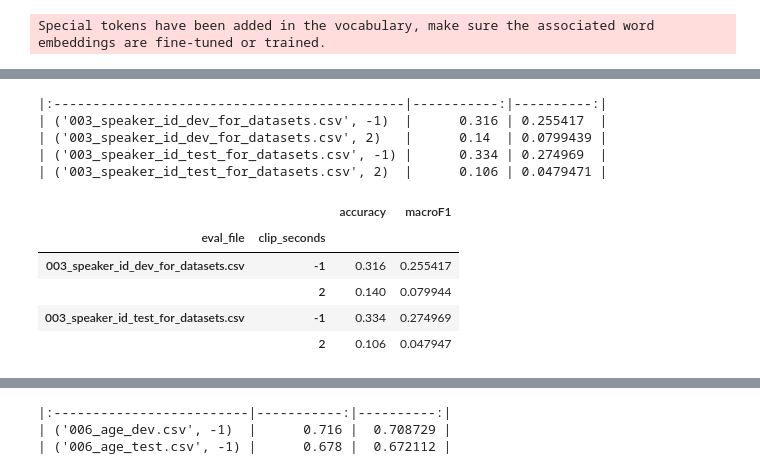
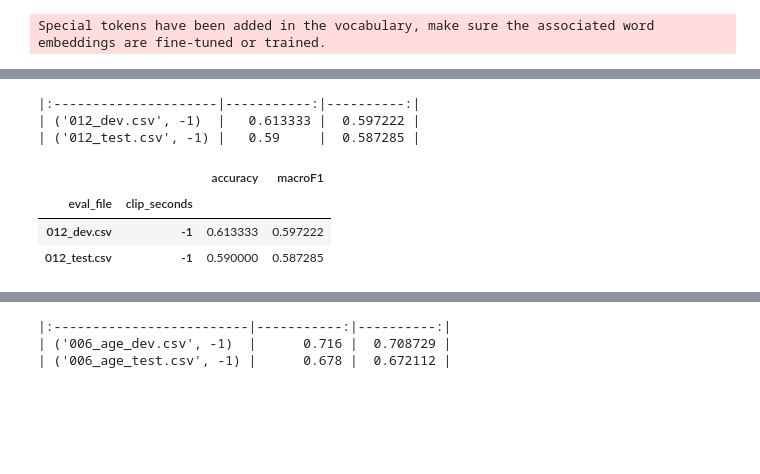
Before and after one commit to 5roop/task11, a Jupyter notebook: 012_analysis.ipynb, the cells around one changed output, grey strips where cells are left out. Drawn from its saved outputs; the diff is of its cells as text; code cells hidden in the pictures; blank space fills up the shorter version.

```diff
--- a/012_analysis.ipynb
+++ b/012_analysis.ipynb
@@ -56,22 +56,18 @@ subset
 # %%
-subset = df.loc[df.output_column=="Speaker_name", ["eval_file", "clip_seconds", "accuracy", "macroF1"]].groupby(["eval_file", "clip_seconds"]).mean()
+subset = df.loc[df.output_column=="Party_status", ["eval_file", "clip_seconds", "accuracy", "macroF1"]].groupby(["eval_file", "clip_seconds"]).mean()
 
 #print(subset.to_latex())
 # print("\n\n\n")
 print(subset.to_markdown())
 subset
 # %% [output]
-|:---------------------------------------------|-----------:|----------:|
-| ('003_speaker_id_dev_for_datasets.csv', -1)  |      0.316 | 0.255417  |
-| ('003_speaker_id_dev_for_datasets.csv', 2)   |      0.14  | 0.0799439 |
-| ('003_speaker_id_test_for_datasets.csv', -1) |      0.334 | 0.274969  |
-| ('003_speaker_id_test_for_datasets.csv', 2)  |      0.106 | 0.0479471 |
+|:---------------------|-----------:|----------:|
+| ('012_dev.csv', -1)  |   0.613333 |  0.597222 |
+| ('012_test.csv', -1) |   0.59     |  0.587285 |
 |  |  | accuracy | macroF1 |
 | eval_file | clip_seconds |  |  |
-| 003_speaker_id_dev_for_datasets.csv | -1 | 0.316 | 0.255417 |
-|  | 2 | 0.140 | 0.079944 |
-| 003_speaker_id_test_for_datasets.csv | -1 | 0.334 | 0.274969 |
-|  | 2 | 0.106 | 0.047947 |
+| 012_dev.csv | -1 | 0.613333 | 0.597222 |
+| 012_test.csv | -1 | 0.590000 | 0.587285 |
 # %%
 y_true, y_pred = df.loc[1, ["y_true", "y_pred"]]
 # %%
```
Also changed, not shown: parts of 4 cells of this notebook, 3 other files.
